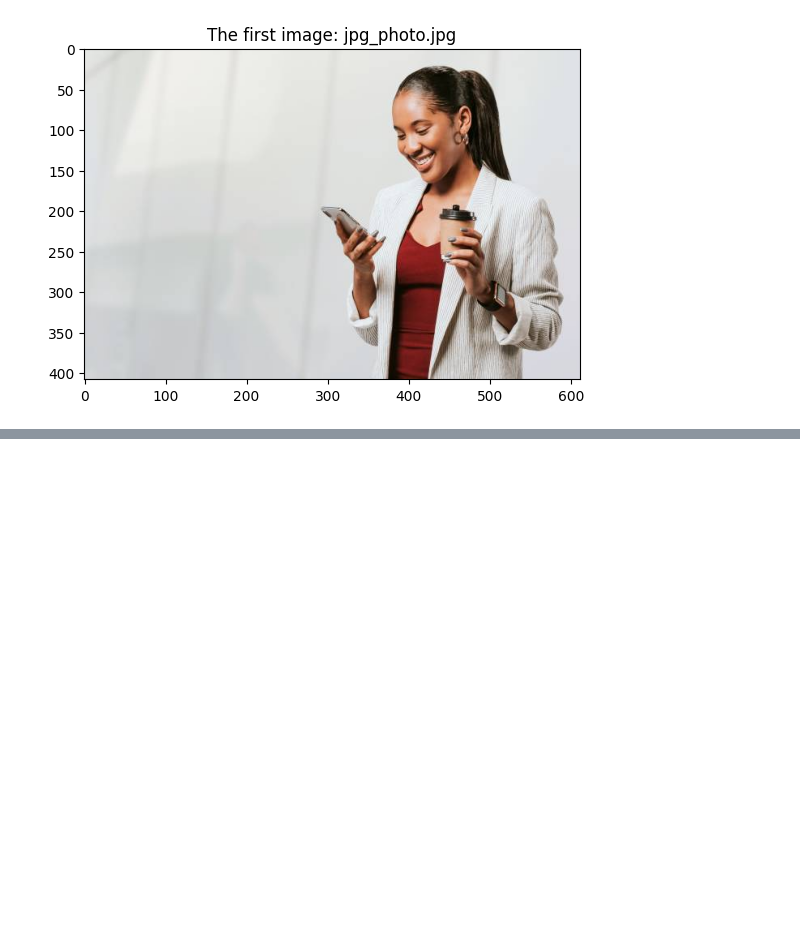
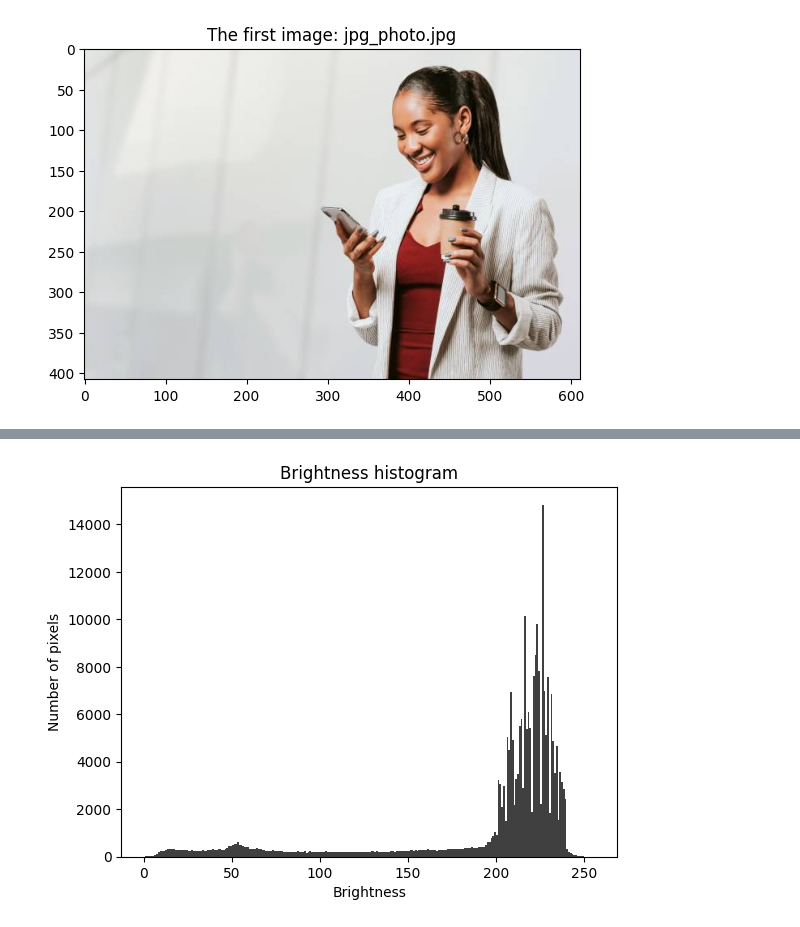
Before and after one commit to OlenaHatala/FaceTrackAI, a Jupyter notebook: notebooks/image_display.ipynb, the cells around one changed output, grey strips where cells are left out. Cells and saved outputs as stored; diff of their text form; code cells hidden in the pictures; blank space fills up the shorter version.

```diff
--- a/notebooks/image_display.ipynb
+++ b/notebooks/image_display.ipynb
@@ -26,0 +64,4 @@ else:
+# %%
+image_analysis.plot_histogram(jpg_img)
+# %% [output]
+[figure, added]
```
Also changed, not shown: parts of 10 cells of this notebook, 2 other files.
